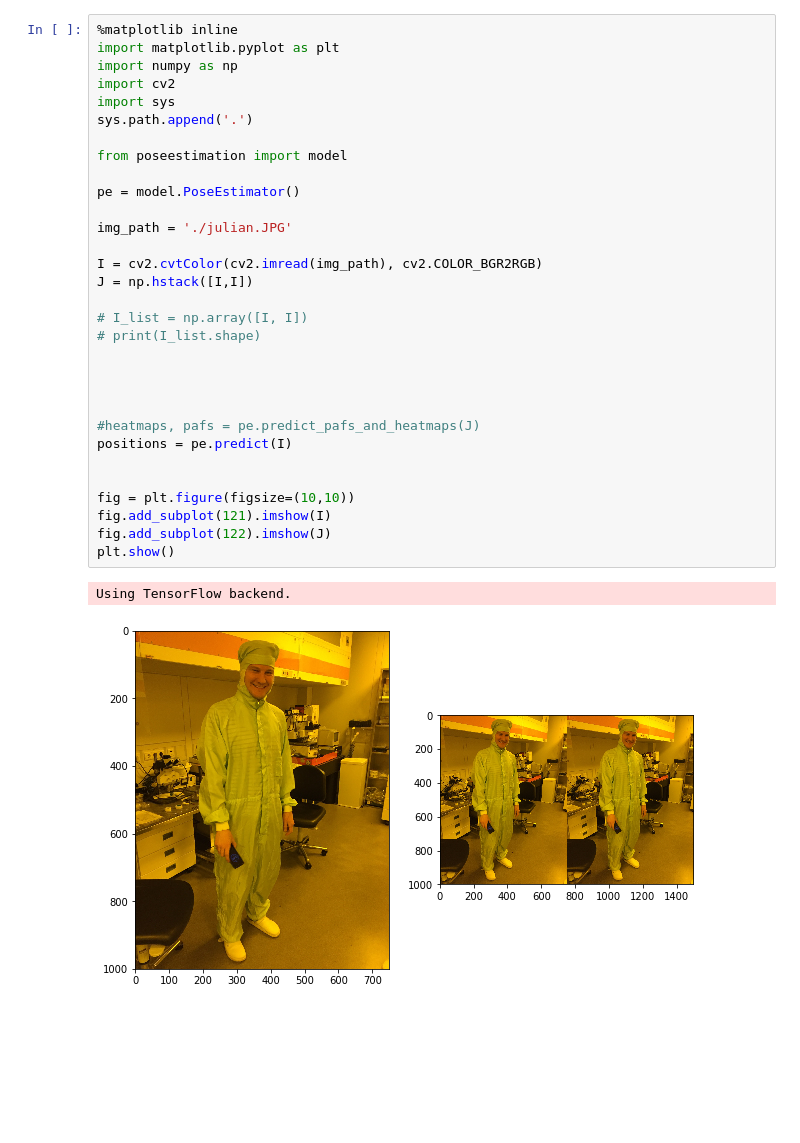
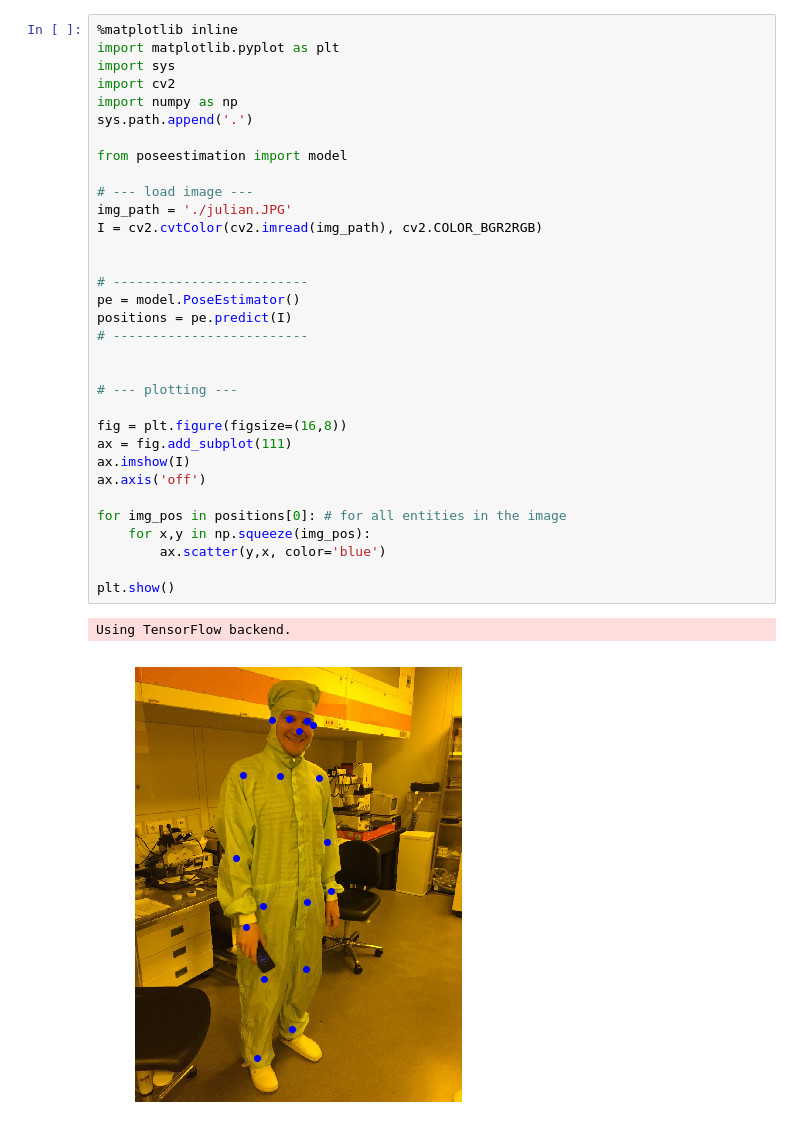
Before and after one commit to jutanke/easy_multi_person_pose_estimation, a Jupyter notebook: demo.ipynb, the cells around one changed output. Cells and saved outputs as stored; diff of their text form; blank space fills up the shorter version.

```diff
--- a/demo.ipynb
+++ b/demo.ipynb
@@ -1,34 +1,36 @@
 # %%
 %matplotlib inline
 import matplotlib.pyplot as plt
+import sys
+import cv2
 import numpy as np
-import cv2
-import sys
 sys.path.append('.')
 
 from poseestimation import model
 
-pe = model.PoseEstimator()
-
+# --- load image ---
 img_path = './julian.JPG'
-
 I = cv2.cvtColor(cv2.imread(img_path), cv2.COLOR_BGR2RGB)
-J = np.hstack([I,I])
-
-# I_list = np.array([I, I])
-# print(I_list.shape)
 
 
+# -------------------------
+pe = model.PoseEstimator()
+positions = pe.predict(I)
+# -------------------------
 
 
-#heatmaps, pafs = pe.predict_pafs_and_heatmaps(J)
-positions = pe.predict(I)
+# --- plotting ---
 
+fig = plt.figure(figsize=(16,8))
+ax = fig.add_subplot(111)
+ax.imshow(I)
+ax.axis('off')
 
-fig = plt.figure(figsize=(10,10))
-fig.add_subplot(121).imshow(I)
-fig.add_subplot(122).imshow(J)
+for img_pos in positions[0]: # for all entities in the image
+    for x,y in np.squeeze(img_pos):
+        ax.scatter(y,x, color='blue')
+
 plt.show()
 # %% [output]
 Using TensorFlow backend.
-[figure, old version]
+[figure, new version]
```
Also changed, not shown: parts of 1 cell of this notebook, 1 other file.
